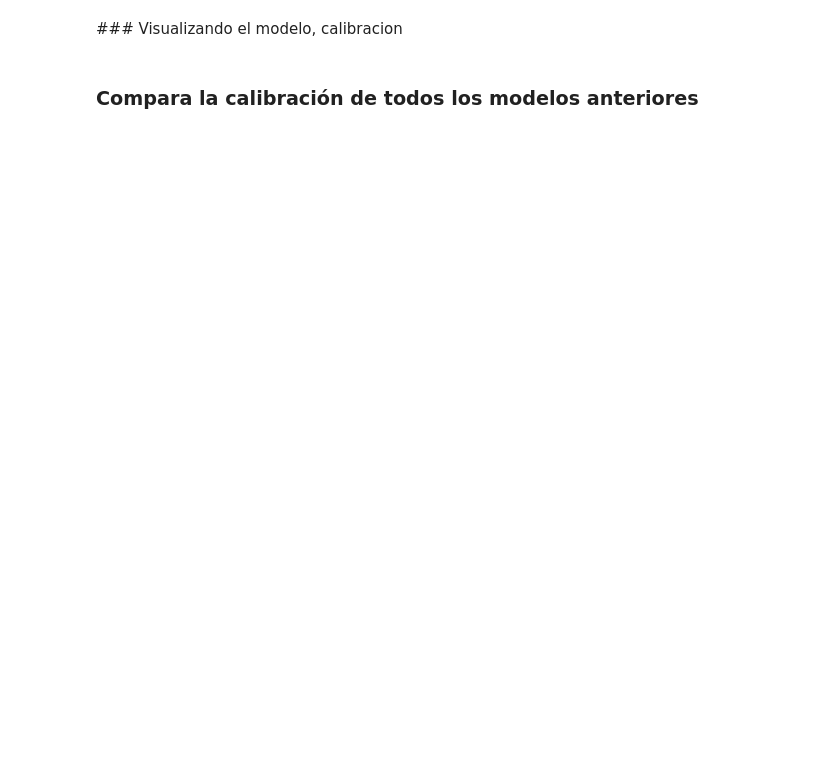
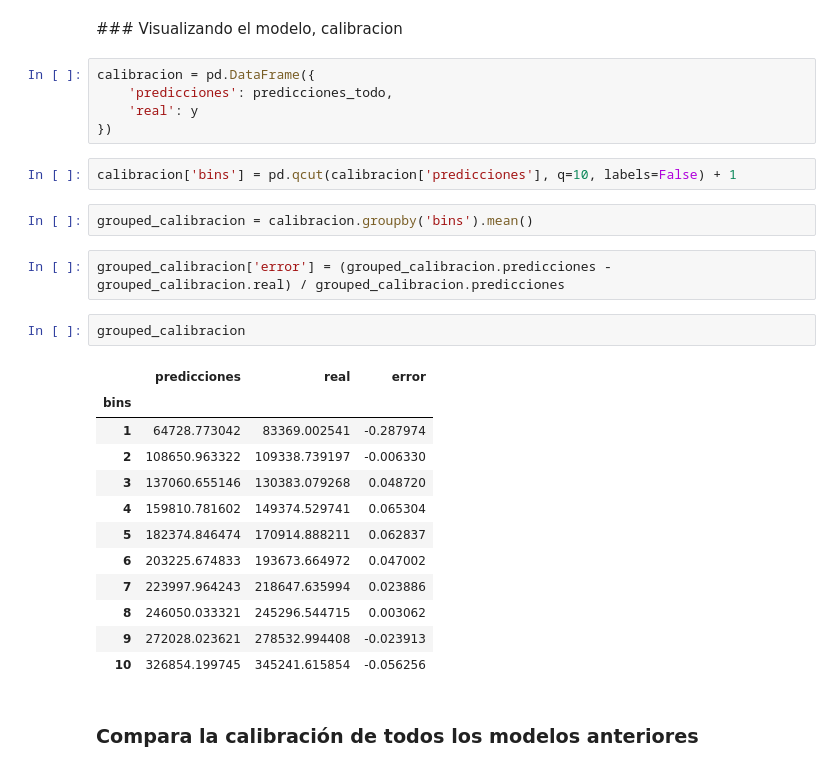
Before and after one commit to LuisMB09/lab_aprendizaje_estadistico, a Jupyter notebook: Clase3_regresion_lineal_multiple_sin_resolver.ipynb, the cells around one changed output. Saved outputs shown, nothing was run; the diff lists cells and outputs as text; blank space fills up the shorter version.

```diff
--- a/Clase3_regresion_lineal_multiple_sin_resolver.ipynb
+++ b/Clase3_regresion_lineal_multiple_sin_resolver.ipynb
@@ -97,4 +144,30 @@ array([4.25476800e+04, 1.90691959e+03, 3.54211223e+01])
 # %% [markdown]
 ### Visualizando el modelo, calibracion
+# %%
+calibracion = pd.DataFrame({
+    'predicciones': predicciones_todo,
+    'real': y
+})
+# %%
+calibracion['bins'] = pd.qcut(calibracion['predicciones'], q=10, labels=False) + 1
+# %%
+grouped_calibracion = calibracion.groupby('bins').mean()
+# %%
+grouped_calibracion['error'] = (grouped_calibracion.predicciones - grouped_calibracion.real) / grouped_calibracion.predicciones
+# %%
+grouped_calibracion
+# %% [output]
+|  | predicciones | real | error |
+| bins |  |  |  |
+| 1 | 64728.773042 | 83369.002541 | -0.287974 |
+| 2 | 108650.963322 | 109338.739197 | -0.006330 |
+| 3 | 137060.655146 | 130383.079268 | 0.048720 |
+| 4 | 159810.781602 | 149374.529741 | 0.065304 |
+| 5 | 182374.846474 | 170914.888211 | 0.062837 |
+| 6 | 203225.674833 | 193673.664972 | 0.047002 |
+| 7 | 223997.964243 | 218647.635994 | 0.023886 |
+| 8 | 246050.033321 | 245296.544715 | 0.003062 |
+| 9 | 272028.023621 | 278532.994408 | -0.023913 |
+| 10 | 326854.199745 | 345241.615854 | -0.056256 |
 # %% [markdown]
 ### Compara la calibración de todos los modelos anteriores
```
Also changed, not shown: parts of 9 cells of this notebook.
